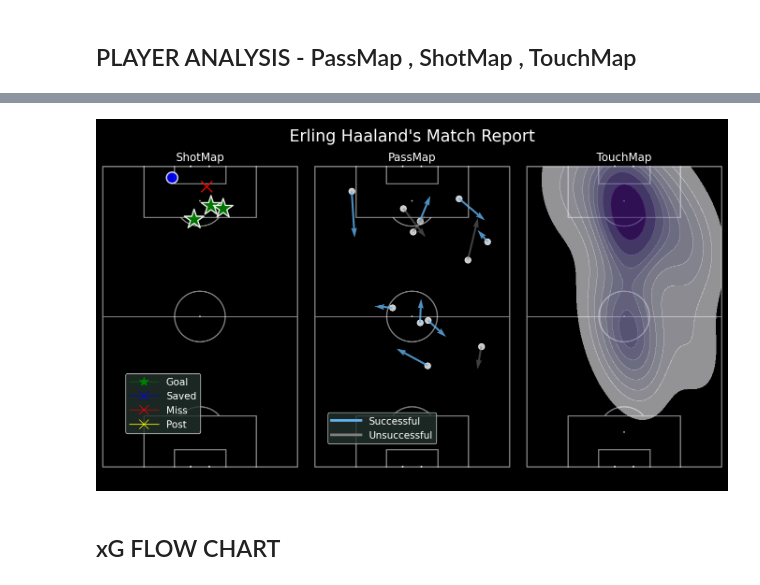
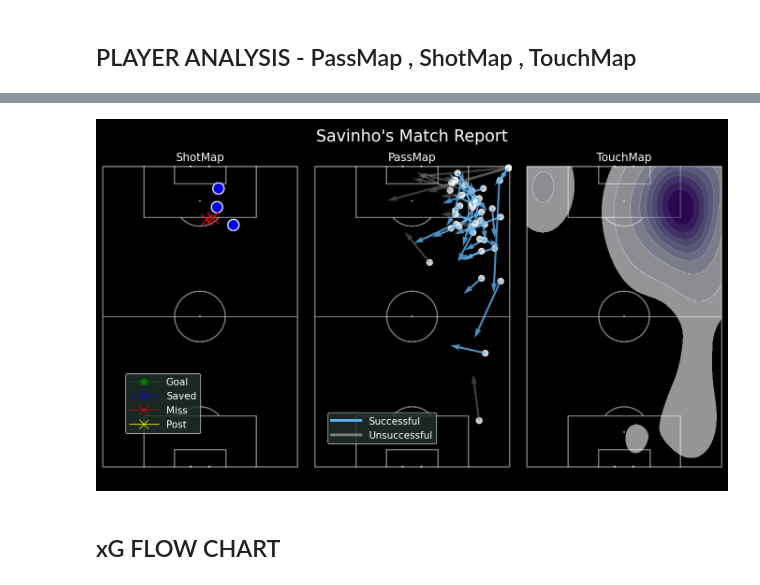
Before and after one commit to ishdeep-10/IndianCitizen, a Jupyter notebook: DataViz/MatchReportV2.ipynb, the cells around one changed output, grey strips where cells are left out. Drawn from its saved outputs; the diff is of its cells as text; code cells hidden in the pictures.

```diff
--- a/DataViz/MatchReportV2.ipynb
+++ b/DataViz/MatchReportV2.ipynb
@@ -928,10 +927,10 @@ plt.savefig(f'C:/Users/acer/Documents/GitHub/IndianCitizen/MatchReports/EUROS-24
 # %% [output]
 [figure]
 # %%
-team1 = 'West Ham'
-team2 = 'Man City'
+team1 = 'Man City'
+team2 = 'Brentford'
 first_sub_min = df_whoscored.loc[df_whoscored['type']=='SubstitutionOff'].loc[df_whoscored['team']==team2].iloc[0]['minute']
-print(f"First Subsitutuion By {team1} was made in minute : {first_sub_min}")
+print(f"First Subsitutuion By {team2} was made in minute : {first_sub_min}")
 first_sub_sec = df_whoscored.loc[df_whoscored['type']=='SubstitutionOff'].loc[df_whoscored['team']==team2].iloc[0]['second']
 
 mask_passes = (df_whoscored.type == 'Pass') & (df_whoscored.period == 1) & (df_whoscored.outcome_type == 'Successful')
@@ -1023,5 +1022,5 @@ for i, row in lines_df_whoscored.iterrows():
                         alpha=0.5, lw=line_width, zorder=2, color=team2_facecolor, ax = ax["pitch"])
 
 fig.suptitle(f"{team2} Passing Network against {team1} Before First Sub", fontsize = 30,color='white')
-plt.savefig(f'C:/Users/acer/Documents/GitHub/IndianCitizen/MatchReports/CityAway/31-08-2024/{team2}_PassingNetwork.png',dpi=500,bbox_inches = 'tight',facecolor=background)
+plt.savefig(f'C:/Users/acer/Documents/GitHub/IndianCitizen/MatchReports/CityHome/14-09-2024/{team2}_PassingNetwork.png',dpi=500,bbox_inches = 'tight',facecolor=background)
 # %% [output]
@@ -1058,7 +1056,7 @@ df_whoscored.reset_index(inplace=True)
 df_whoscored.rename(columns={'index': 'id'}, inplace=True)
 df_whoscored['id'] += 1
 
-player = 'Jack Grealish'
+player = 'Manuel Akanji'
 df_player = df_whoscored.loc[df_whoscored['player'] == player]
 
 selected_col = ['period', 'minute', 'second','x', 'y','end_x', 'end_y','outcome_type']
@@ -1079,7 +1077,7 @@ fig.set_facecolor('black')
 for index, row in passes_df.iterrows():
     if row['outcome_type'] == 'Successful':
         pitch.scatter(row['x'], row['y'], alpha=0.8, s=90, color='white', ax=ax['pitch'])
-        pitch.arrows(row['x'], row['y'], row['end_x'], row['end_y'], color=team2_facecolor, ax=ax['pitch'], width=3, alpha=0.8)
+        pitch.arrows(row['x'], row['y'], row['end_x'], row['end_y'], color=team1_facecolor, ax=ax['pitch'], width=3, alpha=0.8)
     elif row['outcome_type'] == 'Unsuccessful':
         pitch.scatter(row['x'], row['y'], alpha=0.8, s=90, color='white', ax=ax['pitch'])
         pitch.arrows(row['x'], row['y'], row['end_x'], row['end_y'], color='grey', ax=ax['pitch'], width=3, alpha=0.8)
@@ -1087,13 +1085,13 @@ for index, row in passes_df.iterrows():
 #pitch.scatter(player_passes_df.x, player_passes_df.y, alpha = 0.8, s = 90, color = 'white', ax=ax['pitch'])
 #pitch.arrows(player_passes_df.x, player_passes_df.y,player_passes_df.end_x, player_passes_df.end_y, color = team2_facecolor, ax=ax['pitch'],width=3)
 legend_elements = [
-        Line2D([0], [0], color=team2_facecolor, lw=4, label='Successful'),
+        Line2D([0], [0], color=team1_facecolor, lw=4, label='Successful'),
         Line2D([0], [0], color='grey', lw=4, label='Unsuccessful')
     ]
 ax['pitch'].legend(handles=legend_elements, facecolor='#22312b', handlelength=3, edgecolor='white', fontsize=15, loc='upper left',labelcolor='w',bbox_to_anchor=(0.05, 0.95))
 
-fig.suptitle(f"{player} Pass Map Against {team1}", fontsize = 25,color='white')
-fig.text(0.05,0.04,f"Passing Accuracy = {pass_accuracy}%",fontsize=20,color=team2_facecolor)
-fig.text(0.7,0.04,"Attacking Direction ->",fontsize=20,color=team2_facecolor)
-plt.savefig(f'C:/Users/acer/Documents/GitHub/IndianCitizen/MatchReports/CityAway/31-08-2024/{player}_Passmap.png',dpi=500,bbox_inches = 'tight',facecolor=background)
+fig.suptitle(f"{player} Pass Map Against {team2}", fontsize = 25,color='white')
+fig.text(0.05,0.04,f"Passing Accuracy = {pass_accuracy}%",fontsize=20,color=team1_facecolor)
+fig.text(0.7,0.04,"Attacking Direction ->",fontsize=20,color=team1_facecolor)
+plt.savefig(f'C:/Users/acer/Documents/GitHub/IndianCitizen/MatchReports/CityHome/14-09-2024/{player}_Passmap.png',dpi=500,bbox_inches = 'tight',facecolor=background)
 # %% [output]
@@ -1243,7 +1230,7 @@ def player_passmap(ax,df,player):
         if ((row['player'] == player) & (row['type'] == 'Pass')):
             if row['outcome_type'] == 'Successful':
                 pitch.scatter(row['y'], row['x'], alpha=0.8, s=90, color='white', ax=ax)
-                pitch.arrows(row['y'], row['x'], row['end_y'], row['end_x'], color=team2_facecolor, ax=ax, width=3, alpha=0.8)
+                pitch.arrows(row['y'], row['x'], row['end_y'], row['end_x'], color=team1_facecolor, ax=ax, width=3, alpha=0.8)
             if row['outcome_type'] == 'Unsuccessful':
                 pitch.scatter(row['y'], row['x'], alpha=0.8, s=90, color='white', ax=ax)
                 pitch.arrows(row['y'], row['x'], row['end_y'], row['end_x'], color='grey', ax=ax, width=3, alpha=0.5)
@@ -1307,7 +1294,7 @@ def player_report(player):
     player_passmap(axs['pitch'][1],df_whoscored,player)
 
     legend_elements_2 = [
-        Line2D([0], [0], color=team2_facecolor, lw=4, label='Successful'),
+        Line2D([0], [0], color=team1_facecolor, lw=4, label='Successful'),
         Line2D([0], [0], color='grey', lw=4, label='Unsuccessful')
     ]
     axs['pitch'][1].legend(handles=legend_elements_2, facecolor='#22312b', handlelength=3, edgecolor='white', fontsize=15, loc='upper left',labelcolor='w',bbox_to_anchor=(0.05, 0.2))
@@ -1319,7 +1306,7 @@ def player_report(player):
     pitch.kdeplot(df.x, df.y, ax=axs['pitch'][2], cmap='Purples',fill=True,levels=10,alpha=0.6)
     #pitch.scatter(df.x, df.y,color='green', s=500, edgecolor='white', linewidth=2, alpha=0.9,marker='o',ax=axs['pitch'][2])
 
-    plt.savefig(f'C:/Users/acer/Documents/GitHub/IndianCitizen/MatchReports/CityAway/31-08-2024/{player}Report.png',dpi=500,bbox_inches = 'tight',facecolor=background)
+    plt.savefig(f'C:/Users/acer/Documents/GitHub/IndianCitizen/MatchReports/CityHome/14-09-2024/{player}Report.png',dpi=500,bbox_inches = 'tight',facecolor=background)
 # %%
 df_whoscored['player'].unique()
 # %% [output]
@@ -1336,7 +1322,7 @@ array([nan, 'Kevin De Bruyne', 'Ederson', 'Josko Gvardiol', 'Rúben Dias',
 # %%
-player_report('Erling Haaland')
+player_report('Savinho')
 # %% [output]
-[figure, old version]
+[figure, new version]
 # %% [markdown]
 ## xG FLOW CHART
 # %%
```
Also changed, not shown: parts of 14 cells of this notebook, 29 other files.
